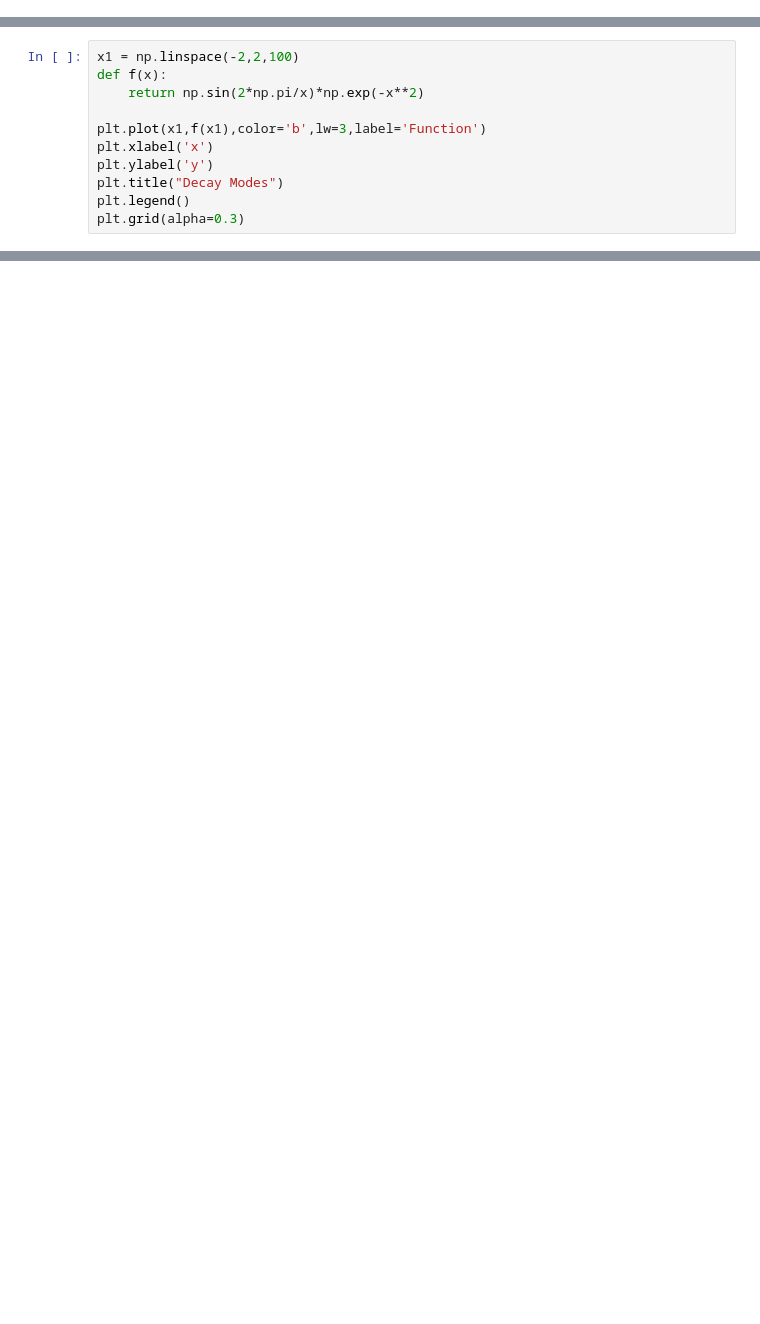
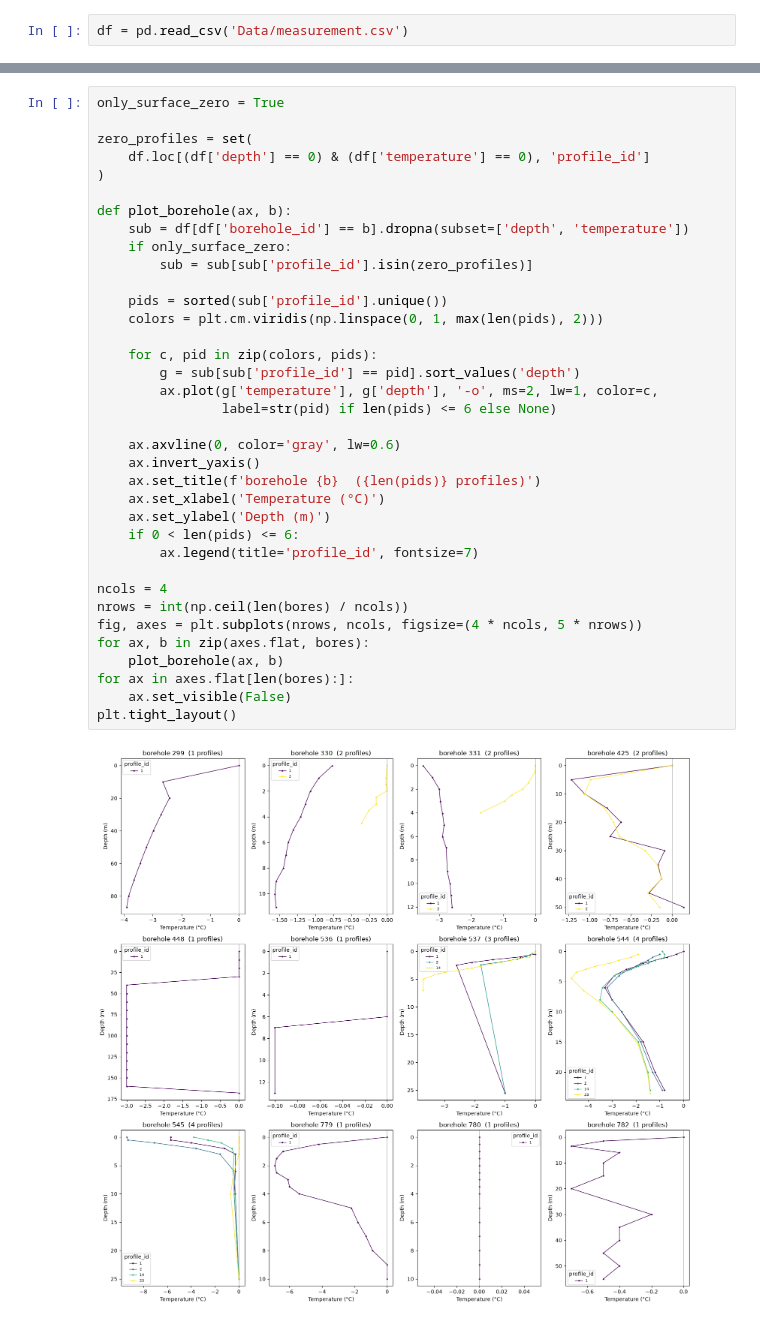
Before and after one commit to joshpark1007/Fall26-ESM-Project, a Jupyter notebook: test_1.ipynb, the cells around one changed output, grey strips where cells are left out. Saved outputs shown, nothing was run; the diff lists cells and outputs as text; blank space fills up the shorter version.

Commit message:
borehole datas

```diff
--- a/test_1.ipynb
+++ b/test_1.ipynb
@@ -3,0 +5,2 @@ import matplotlib.pyplot as plt
+# %%
+df = pd.read_csv('Data/measurement.csv')
@@ -17,11 +17,0 @@ plt.grid(alpha=0.3)
-# %%
-x1 = np.linspace(-2,2,100)
-def f(x):
-    return np.sin(2*np.pi/x)*np.exp(-x**2)
-
-plt.plot(x1,f(x1),color='b',lw=3,label='Function')
-plt.xlabel('x')
-plt.ylabel('y')
-plt.title("Decay Modes")
-plt.legend()
-plt.grid(alpha=0.3)
@@ -29,0 +18,38 @@ plt.grid(alpha=0.3)
+# %%
+only_surface_zero = True
+
+zero_profiles = set(
+    df.loc[(df['depth'] == 0) & (df['temperature'] == 0), 'profile_id']
+)
+
+def plot_borehole(ax, b):
+    sub = df[df['borehole_id'] == b].dropna(subset=['depth', 'temperature'])
+    if only_surface_zero:
+        sub = sub[sub['profile_id'].isin(zero_profiles)]
+
+    pids = sorted(sub['profile_id'].unique())
+    colors = plt.cm.viridis(np.linspace(0, 1, max(len(pids), 2)))
+
+    for c, pid in zip(colors, pids):
+        g = sub[sub['profile_id'] == pid].sort_values('depth')
+        ax.plot(g['temperature'], g['depth'], '-o', ms=2, lw=1, color=c,
+                label=str(pid) if len(pids) <= 6 else None)
+
+    ax.axvline(0, color='gray', lw=0.6)
+    ax.invert_yaxis()
+    ax.set_title(f'borehole {b}  ({len(pids)} profiles)')
+    ax.set_xlabel('Temperature (°C)')
+    ax.set_ylabel('Depth (m)')
+    if 0 < len(pids) <= 6:
+        ax.legend(title='profile_id', fontsize=7)
+
+ncols = 4
+nrows = int(np.ceil(len(bores) / ncols))
+fig, axes = plt.subplots(nrows, ncols, figsize=(4 * ncols, 5 * nrows))
+for ax, b in zip(axes.flat, bores):
+    plot_borehole(ax, b)
+for ax in axes.flat[len(bores):]:
+    ax.set_visible(False)
+plt.tight_layout()
+# %% [output]
+[figure, added]
```
Also changed, not shown: parts of 7 cells of this notebook.
